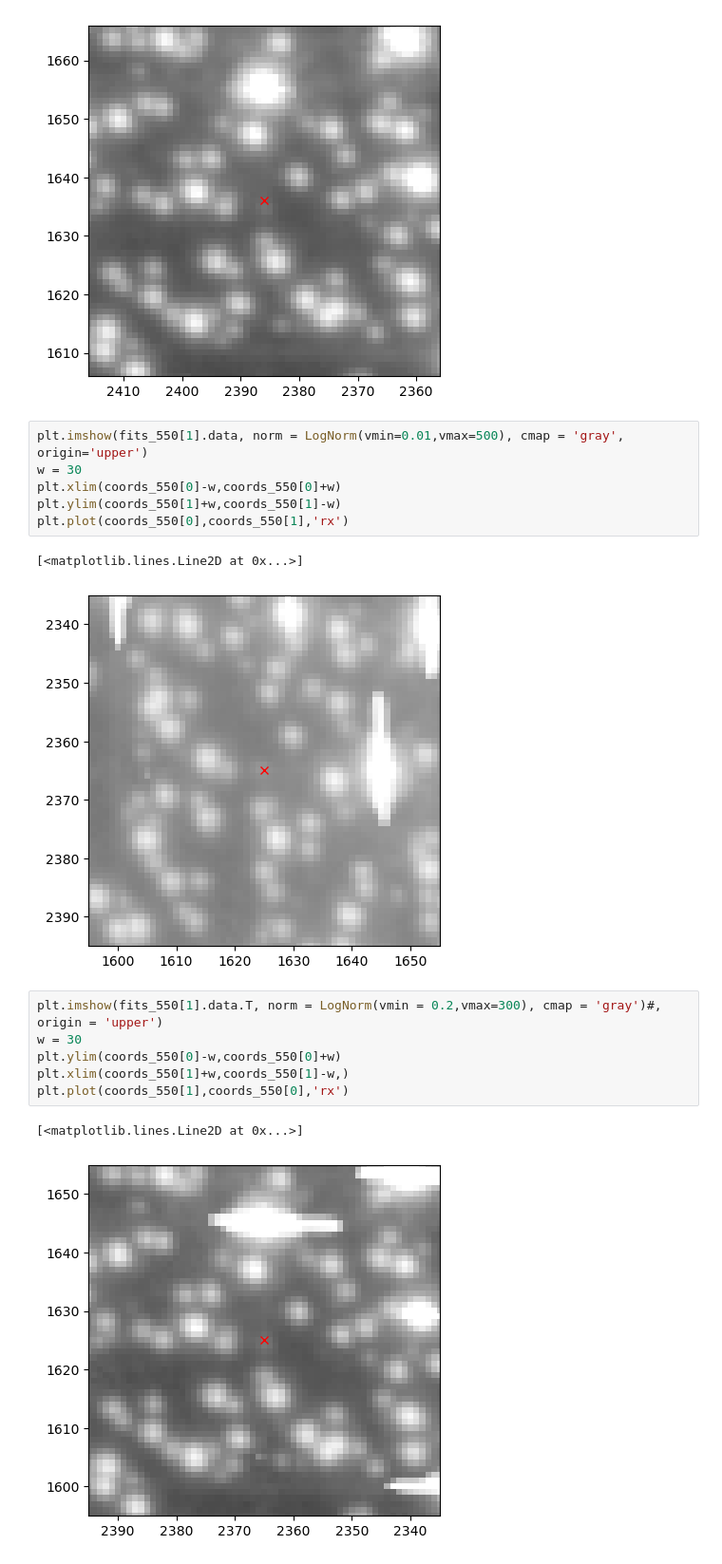
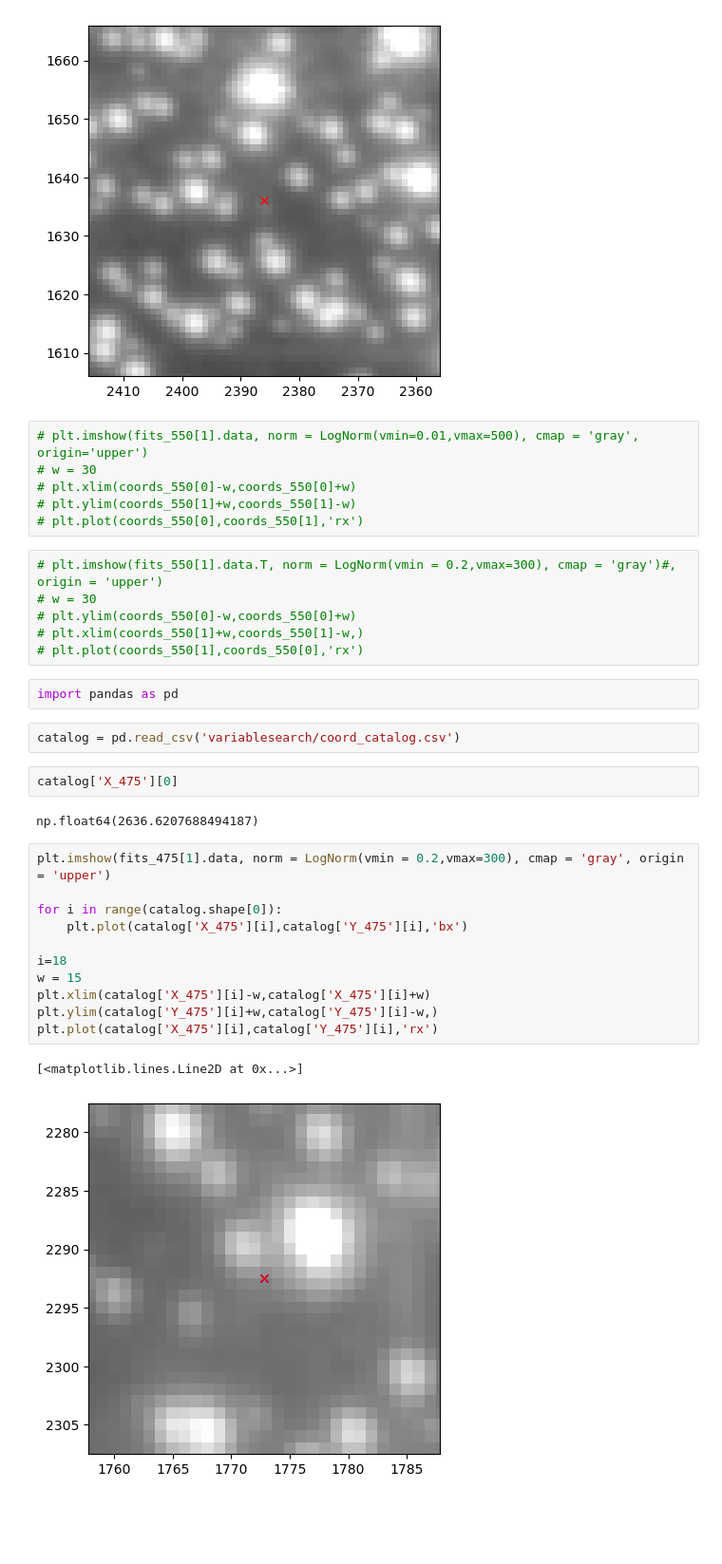
Before and after one commit to imanbeh/variablesearch, a Jupyter notebook: CMD_images.ipynb, the cells around one changed output. Shown at 95% size. Saved outputs shown, nothing was run; the diff lists cells and outputs as text; blank space fills up the shorter version.

Commit message:
adding plot of stars from catalog

```diff
--- a/CMD_images.ipynb
+++ b/CMD_images.ipynb
@@ -44,20 +48,36 @@ plt.plot(coords_475[1],coords_475[0],'rx')
 [<matplotlib.lines.Line2D at 0x...>]
 [figure]
 # %%
-plt.imshow(fits_550[1].data, norm = LogNorm(vmin=0.01,vmax=500), cmap = 'gray', origin='upper')
-w = 30
-plt.xlim(coords_550[0]-w,coords_550[0]+w)
-plt.ylim(coords_550[1]+w,coords_550[1]-w)
-plt.plot(coords_550[0],coords_550[1],'rx')
+# plt.imshow(fits_550[1].data, norm = LogNorm(vmin=0.01,vmax=500), cmap = 'gray', origin='upper')
+# w = 30
+# plt.xlim(coords_550[0]-w,coords_550[0]+w)
+# plt.ylim(coords_550[1]+w,coords_550[1]-w)
+# plt.plot(coords_550[0],coords_550[1],'rx')
-# %% [output]
-[<matplotlib.lines.Line2D at 0x...>]
-[figure, removed]
 # %%
-plt.imshow(fits_550[1].data.T, norm = LogNorm(vmin = 0.2,vmax=300), cmap = 'gray')#, origin = 'upper')
-w = 30
-plt.ylim(coords_550[0]-w,coords_550[0]+w)
-plt.xlim(coords_550[1]+w,coords_550[1]-w,)
-plt.plot(coords_550[1],coords_550[0],'rx')
+# plt.imshow(fits_550[1].data.T, norm = LogNorm(vmin = 0.2,vmax=300), cmap = 'gray')#, origin = 'upper')
+# w = 30
+# plt.ylim(coords_550[0]-w,coords_550[0]+w)
+# plt.xlim(coords_550[1]+w,coords_550[1]-w,)
+# plt.plot(coords_550[1],coords_550[0],'rx')
-# %% [output]
-[<matplotlib.lines.Line2D at 0x...>]
-[figure, removed]
+# %%
+import pandas as pd
+# %%
+catalog = pd.read_csv('variablesearch/coord_catalog.csv')
+# %%
+catalog['X_475'][0]
+# %% [output]
+np.float64(2636.6207688494187)
+# %%
+plt.imshow(fits_475[1].data, norm = LogNorm(vmin = 0.2,vmax=300), cmap = 'gray', origin = 'upper')
+
+for i in range(catalog.shape[0]):
+    plt.plot(catalog['X_475'][i],catalog['Y_475'][i],'bx')
+
+i=18
+w = 15
+plt.xlim(catalog['X_475'][i]-w,catalog['X_475'][i]+w)
+plt.ylim(catalog['Y_475'][i]+w,catalog['Y_475'][i]-w,)
+plt.plot(catalog['X_475'][i],catalog['Y_475'][i],'rx')
+# %% [output]
+[<matplotlib.lines.Line2D at 0x...>]
+[figure, added]
```
Also changed, not shown: parts of 1 cell of this notebook.
